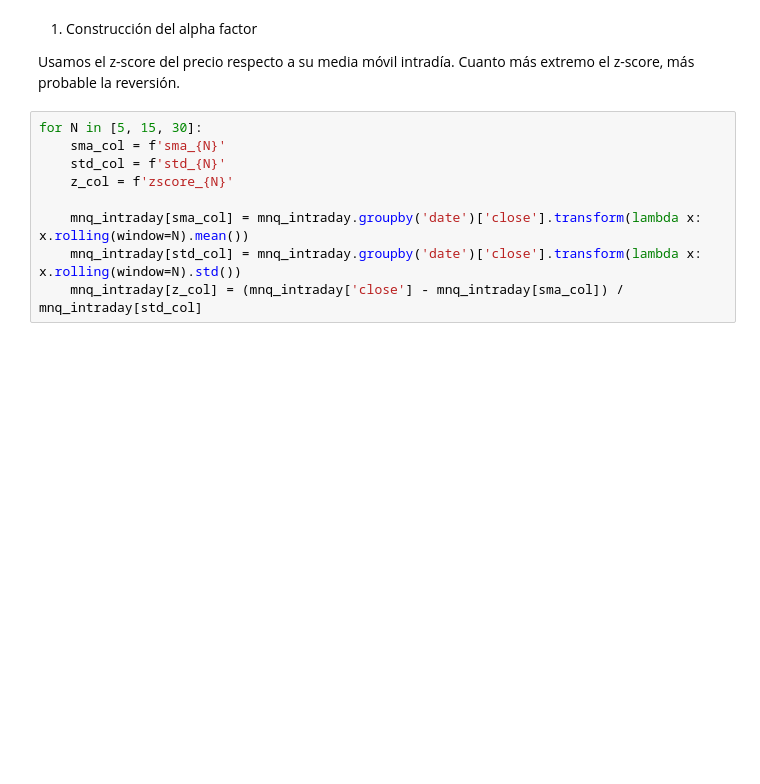
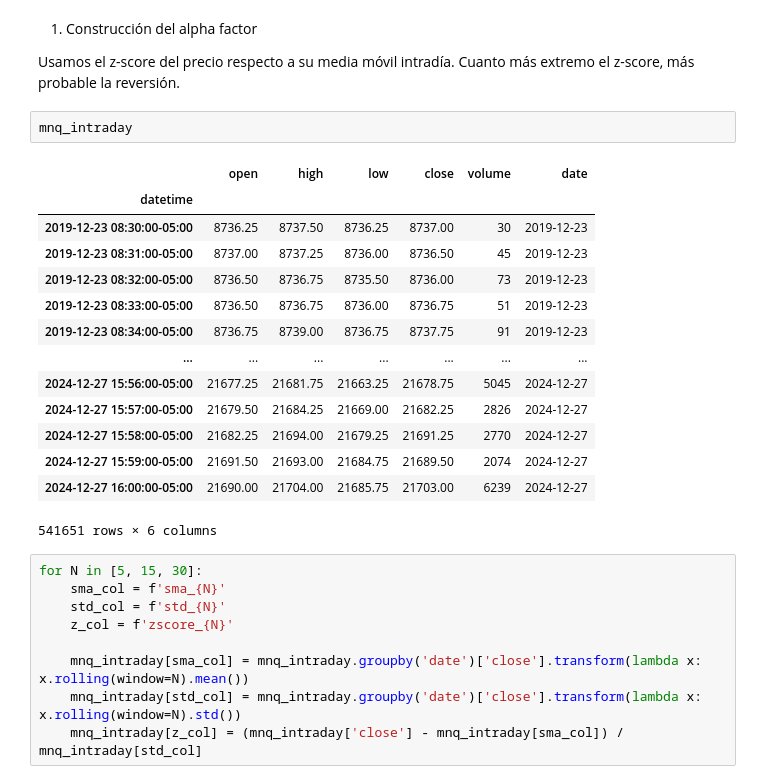
Before and after one commit to GUNAPILLCO/CEIA-GdP, a Jupyter notebook: 3_Desarrollo/2_obtencion_preparacion_exploracion_datos/2_4_2_hipotesis_2.ipynb, the cells around one changed output. Saved outputs shown, nothing was run; the diff lists cells and outputs as text; blank space fills up the shorter version.

```diff
--- a/3_Desarrollo/2_obtencion_preparacion_exploracion_datos/1_hipotesis_2.ipynb
+++ b/3_Desarrollo/2_obtencion_preparacion_exploracion_datos/2_4_2_hipotesis_2.ipynb
@@ -141,6 +141,23 @@ Es una forma de medir si algo está “muy arriba” o “muy abajo” de lo nor
 1. Construcción del alpha factor
 
 Usamos el z-score del precio respecto a su media móvil intradía. Cuanto más extremo el z-score, más probable la reversión.
+# %%
+mnq_intraday
+# %% [output]
+|  | open | high | low | close | volume | date |
+| datetime |  |  |  |  |  |  |
+| 2019-12-23 08:30:00-05:00 | 8736.25 | 8737.50 | 8736.25 | 8737.00 | 30 | 2019-12-23 |
+| 2019-12-23 08:31:00-05:00 | 8737.00 | 8737.25 | 8736.00 | 8736.50 | 45 | 2019-12-23 |
+| 2019-12-23 08:32:00-05:00 | 8736.50 | 8736.75 | 8735.50 | 8736.00 | 73 | 2019-12-23 |
+| 2019-12-23 08:33:00-05:00 | 8736.50 | 8736.75 | 8736.00 | 8736.75 | 51 | 2019-12-23 |
+| 2019-12-23 08:34:00-05:00 | 8736.75 | 8739.00 | 8736.75 | 8737.75 | 91 | 2019-12-23 |
+| ... | ... | ... | ... | ... | ... | ... |
+| 2024-12-27 15:56:00-05:00 | 21677.25 | 21681.75 | 21663.25 | 21678.75 | 5045 | 2024-12-27 |
+| 2024-12-27 15:57:00-05:00 | 21679.50 | 21684.25 | 21669.00 | 21682.25 | 2826 | 2024-12-27 |
+| 2024-12-27 15:58:00-05:00 | 21682.25 | 21694.00 | 21679.25 | 21691.25 | 2770 | 2024-12-27 |
+| 2024-12-27 15:59:00-05:00 | 21691.50 | 21693.00 | 21684.75 | 21689.50 | 2074 | 2024-12-27 |
+| 2024-12-27 16:00:00-05:00 | 21690.00 | 21704.00 | 21685.75 | 21703.00 | 6239 | 2024-12-27 |
+541651 rows × 6 columns
 # %%
 for N in [5, 15, 30]:
     sma_col = f'sma_{N}'
```
Also changed, not shown: parts of 1 cell of this notebook, 2 other files.
